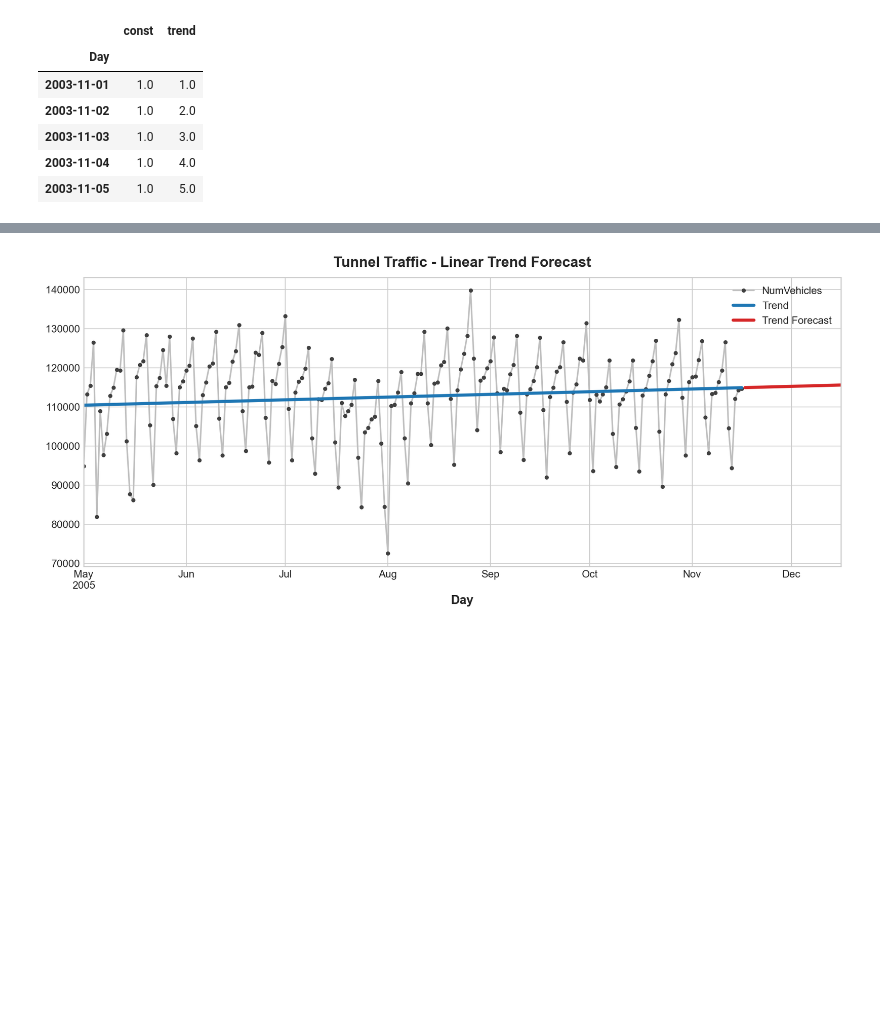
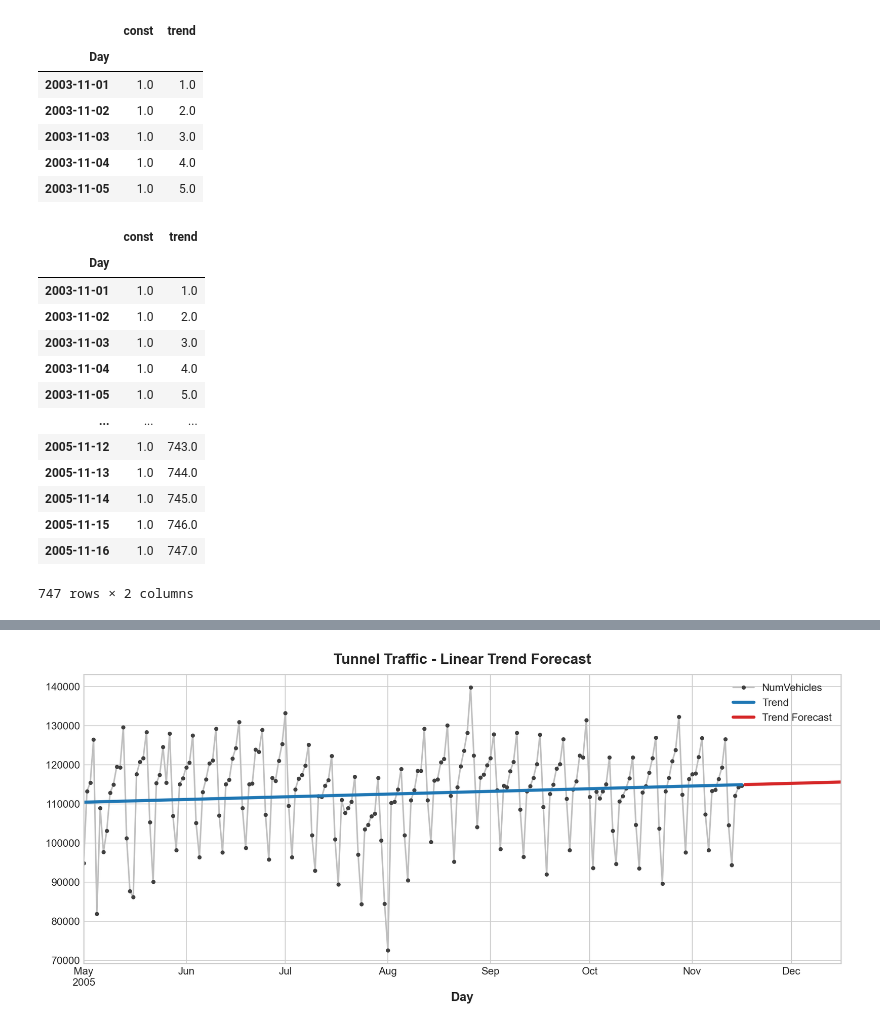
Before and after one commit to SandroPanchame/Time-Series-Playground, a Jupyter notebook: TS_Course_Code/Trends.ipynb, the cells around one changed output, grey strips where cells are left out. Drawn from its saved outputs; the diff is of its cells as text; code cells hidden in the pictures; blank space fills up the shorter version.

```diff
--- a/TS_Course_Code/Trends.ipynb
+++ b/TS_Course_Code/Trends.ipynb
@@ -86,5 +102,22 @@ X.head()
 | 2003-11-03 | 1.0 | 3.0 |
 | 2003-11-04 | 1.0 | 4.0 |
 | 2003-11-05 | 1.0 | 5.0 |
+# %%
+dp.in_sample()
+# %% [output]
+|  | const | trend |
+| Day |  |  |
+| 2003-11-01 | 1.0 | 1.0 |
+| 2003-11-02 | 1.0 | 2.0 |
+| 2003-11-03 | 1.0 | 3.0 |
+| 2003-11-04 | 1.0 | 4.0 |
+| 2003-11-05 | 1.0 | 5.0 |
+| ... | ... | ... |
+| 2005-11-12 | 1.0 | 743.0 |
+| 2005-11-13 | 1.0 | 744.0 |
+| 2005-11-14 | 1.0 | 745.0 |
+| 2005-11-15 | 1.0 | 746.0 |
+| 2005-11-16 | 1.0 | 747.0 |
+747 rows × 2 columns
 # %%
 y = tunnel["NumVehicles"]  # the target
```
Also changed, not shown: parts of 8 cells of this notebook.
